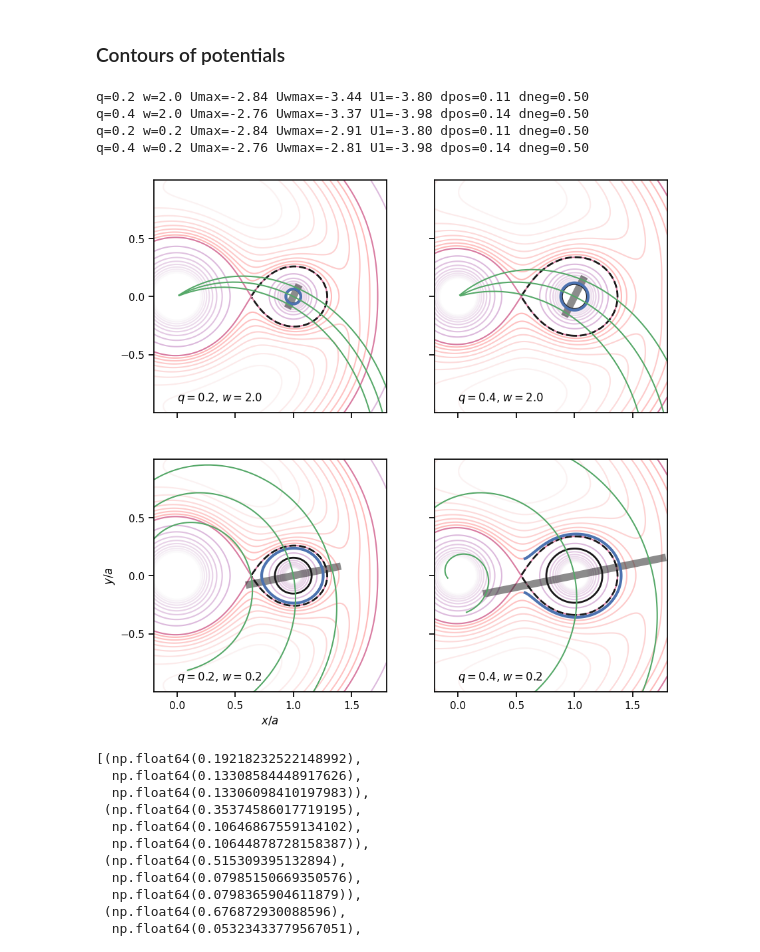
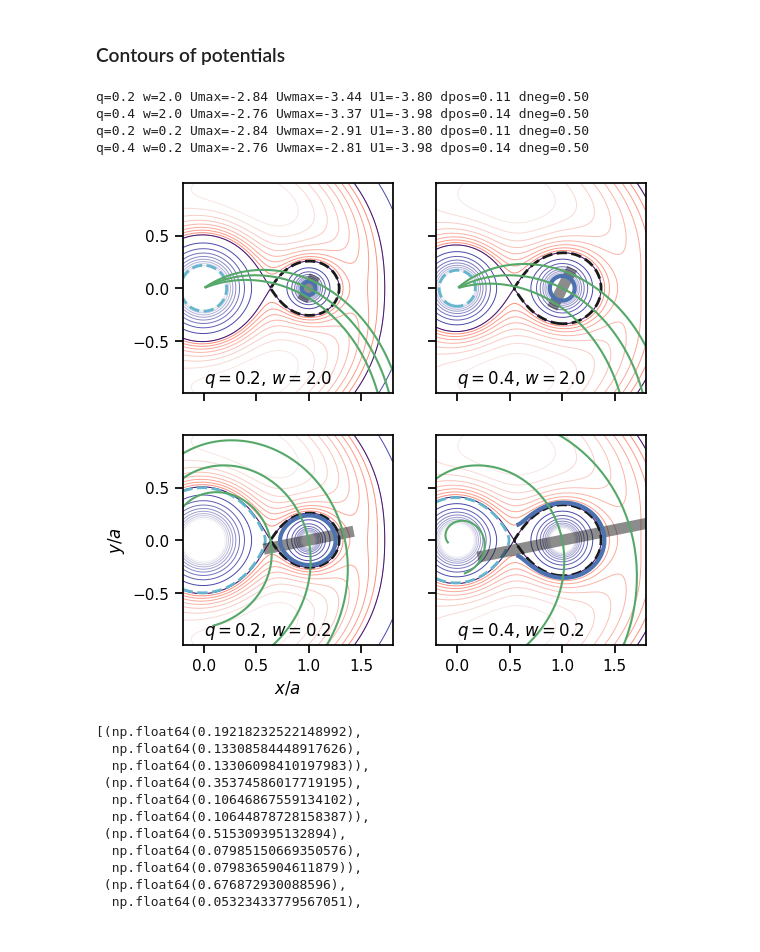
Before and after one commit to will-henney/emilio-accretion, a Jupyter notebook: notebooks/bhl-roche.ipynb, the cells around one changed output. Saved outputs shown, nothing was run; the diff lists cells and outputs as text; code cells hidden in the pictures.

Commit message:
Finish figures for the tidal section

```diff
--- a/notebooks/bhl-roche.ipynb
+++ b/notebooks/bhl-roche.ipynb
@@ -331,7 +384,7 @@ def ff(q):
     return -UL1(q) - 3
 
 def r_escape(q, w):
-    """Escape radius from secondary
+    """Escape radius from secondary to L1 potential
 
     Where KE is bigger than potential difference from Roche surface
     """
@@ -339,15 +392,11 @@ def r_escape(q, w):
         1 + w**2 + q * (4 - q) + ff(q)
     )
 
-def r_e_approx(q, w):
-    """Approximate Escape radius from secondary
-
-    Neglect the terms that do not vary so much
-
-    NOTE: THIS APPROXIMATION IS BAD!!!
+def r_e_to_max(q, w):
+    """Escape radius from secondary to L4, L5 (maximum) potential
     """
     return 2 * q / (
-        1 + w**2 + 4 * q
+        1 + w**2 + q * (4 - q) - 0.25 * ff(q)
     )
 
 def r_bhl(q, w):
@@ -492,11 +574,13 @@ We need a function explicitly for this, which we will use in place of `r_bhl()`
 def r_acc(q, w):
     """Accretion radius with BHL and tidal perturbations"""
     r0 = r_bhl(q, w)
-    re = r_escape(q, w)
+    re = r_e_to_max(q, w)
     # Naive estimate of impact parameter giving z = re
     b = np.sqrt(r0 * re)
     r_Roche = h_egg(q)
-    return np.where(b < r_Roche, b, r_Roche)
+    # return np.where(b < r_Roche, b, r_Roche)
+    return b
+    # return re
 # %% [markdown]
 ### Accretion efficiencies
 # %%
@@ -614,7 +698,7 @@ def xy_trajectory(theta_max, w, theta_0=0, npts=200):
     x = r * np.cos(theta)
     y = r * np.sin(theta)
     x[r < 0] = np.nan
-    return x, y
+    return x, y, r
 # %%
 def rotate(x, y, angle):
     c, s = np.cos(angle), np.sin(angle)
@@ -629,7 +713,7 @@ x = np.linspace(-0.2, 1.8, N)
 y = np.linspace(-1, 1, N)
 X, Y = np.meshgrid(x, y)
 
-fig, axes = plt.subplots(2, 2, figsize=(10, 10), sharex=True, sharey=True)
+fig, axes = plt.subplots(2, 2, figsize=(6, 6), sharex=True, sharey=True)
 qs = 0.2, 0.4, 0.2, 0.4
 ws = 2.0, 2.0, 0.2, 0.2
 for q, w, ax in zip(qs, ws, axes.flat):
@@ -640,17 +724,19 @@ for q, w, ax in zip(qs, ws, axes.flat):
     Ue = U1 - (1 + w**2)
     # Potential of escape (over Umax) surface
     Uee = Umax - (1 + w**2)
+    # Minimum potential around primary so that wind climb out to L1
+    Umin_primary = U1 - w**2
 
     pos_levels = np.linspace(U1, Umax, 10)
     dpos = np.diff(pos_levels)[0]
-    pos_colors = sns.light_palette("red", n_colors=len(pos_levels), reverse=True)
+    pos_colors = sns.light_palette("tomato", n_colors=len(pos_levels), reverse=True)
     neg_levels = U1 - 0.5 * np.arange(10)[::-1]
     dneg = np.diff(neg_levels)[0]
-    neg_colors = sns.light_palette("purple", n_colors=len(neg_levels))
+    neg_colors = sns.light_palette("darkblue", n_colors=len(neg_levels))
     Ulevels = np.array([U1 - 3, U1 - 1, U1, U1 + 0.25, U1 + 0.5, U1 + 0.75])
 
-    ax.contour(X, Y, U, levels=pos_levels, colors=pos_colors, alpha=0.3)
-    ax.contour(X, Y, U, levels=neg_levels, colors=neg_colors, alpha=0.3)
+    ax.contour(X, Y, U, levels=pos_levels, colors=pos_colors, linewidths=0.7, alpha=0.8)
+    ax.contour(X, Y, U, levels=neg_levels, colors=neg_colors, linewidths=0.7, alpha=0.8)
 
     # Potential around secondary only
     R1 = h1(q)
@@ -660,8 +746,16 @@ for q, w, ax in zip(qs, ws, axes.flat):
         np.nan,
     )
     ax.contour(X, Y, UU, levels=[U1], colors="k", linewidths=2)
-    ax.contour(X, Y, UU, levels=[Ue], colors="k", linewidths=2, linestyles="solid")
+    # ax.contour(X, Y, UU, levels=[Ue], colors="k", linewidths=2, linestyles="solid")
     # ax.contour(X, Y, UU, levels=[Uee], colors="k", linewidths=2, linestyles="dotted")
+
+    # Potential around primary only
+    UUU = np.where(
+        (np.hypot(X, Y) < 1 - R1),
+        U,
+        np.nan,
+    )
+    ax.contour(X, Y, UUU, levels=[Umin_primary], colors="c", linewidths=2)
 
     # BHL radius
     r0 = r_bhl(q, w)
@@ -672,39 +766,39 @@ for q, w, ax in zip(qs, ws, axes.flat):
     ax.plot(x_bhl, y_bhl, lw=8, alpha=0.5, color="k")
 
     # Wind trajectories
-    xw, yw = xy_trajectory(np.pi, w=w, theta_0=-np.pi/2)
+    xw, yw, rw = xy_trajectory(np.pi, w=w, theta_0=-np.pi/2)
     # Max potential along trajectory by interpolation
     Uwmax = np.nanmax(griddata((X.flat, Y.flat), U.flat, (xw, yw)))
     Uwe = Uwmax - (1 + w**2)
     ax.contour(X, Y, UU, levels=[Uwe], colors="b", linewidths=3, linestyles="solid")
     print(f"{q=} {w=} {Umax=:.2f} {Uwmax=:.2f} {U1=:.2f} {dpos=:.2f} {dneg=:.2f}")
     angle = 1.5 * np.arctan(r0 * cth)
     dr = r0 * sth
     rscales = 1 - dr, 1.0, 1 + dr
     angleshifts = -angle, 0, angle
     for rscale, angleshift in zip(rscales, angleshifts):
         xx, yy = rotate(xw, yw, angleshift)
         ax.plot(rscale * xx, rscale * yy, color="g")
 
     ax.text(0.0, -0.9, fr"$q = {q}$, $w = {w}$")
     ax.set_aspect("equal")
 
 axes[-1, 0].set(
     xlabel="$x / a$",
     ylabel=r"$y / a$",
     xlim=[x[0], x[-1]],
     ylim=[y[0], y[-1]],
     xticks=[0, 0.5, 1, 1.5],
     yticks=[-0.5, 0, 0.5],
 )
-fig.savefig("")
+fig.savefig("roche-potential-trajectories.pdf", bbox_inches="tight")
 ...;
 # %% [output]
 q=0.2 w=2.0 Umax=-2.84 Uwmax=-3.44 U1=-3.80 dpos=0.11 dneg=0.50
 q=0.4 w=2.0 Umax=-2.76 Uwmax=-3.37 U1=-3.98 dpos=0.14 dneg=0.50
 q=0.2 w=0.2 Umax=-2.84 Uwmax=-2.91 U1=-3.80 dpos=0.11 dneg=0.50
 q=0.4 w=0.2 Umax=-2.76 Uwmax=-2.81 U1=-3.98 dpos=0.14 dneg=0.50
-[figure, old version]
+[figure, new version]
 # %%
 sns.dark_palette("red", n_colors=6)
 # %% [output]
```
Also changed, not shown: parts of 20 cells of this notebook, 10 other files.
